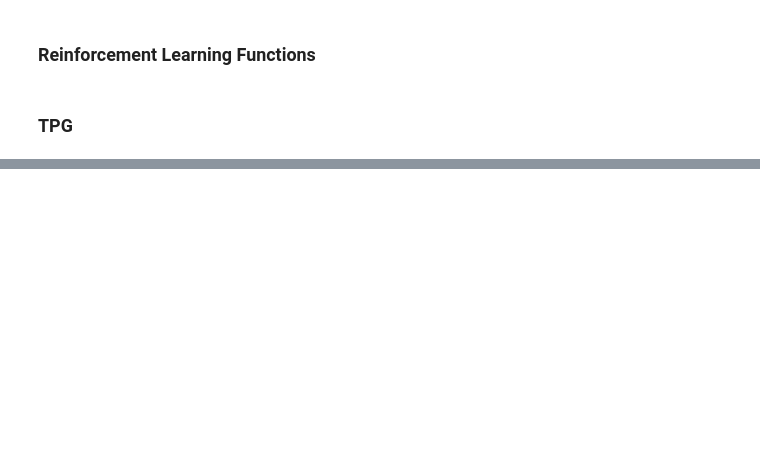
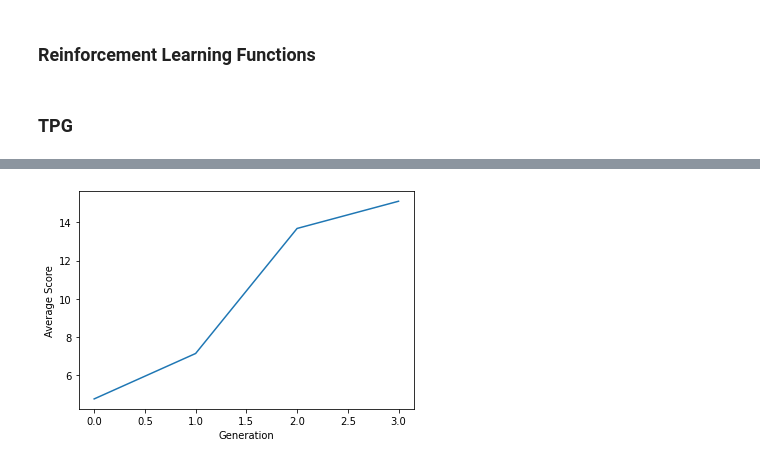
Before and after one commit to noahsealy/gridworld-tpg, a Jupyter notebook: taking_a_stab_at_q_tpg.ipynb, the cells around one changed output, grey strips where cells are left out. Drawn from its saved outputs; the diff is of its cells as text; code cells hidden in the pictures; blank space fills up the shorter version.

```diff
--- a/taking_a_stab_at_q_tpg.ipynb
+++ b/taking_a_stab_at_q_tpg.ipynb
@@ -286,0 +345,14 @@ ValueError: empty range for randrange() (0, 0, 0)
+# %%
+x = []
+y = []
+for i in range(4):
+    x.append(i)
+
+for score in allScores:
+    y.append(score[2])
+plt.xlabel('Generation')
+plt.ylabel('Average Score')
+plt.plot(x, y)
+plt.show()
+# %% [output]
+[figure, added]
```
Also changed, not shown: parts of 5 cells of this notebook.
